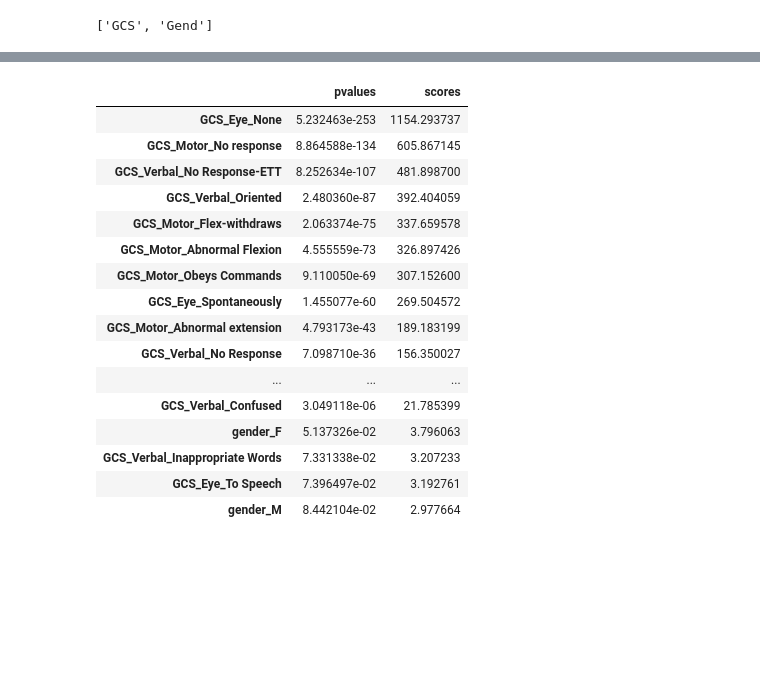
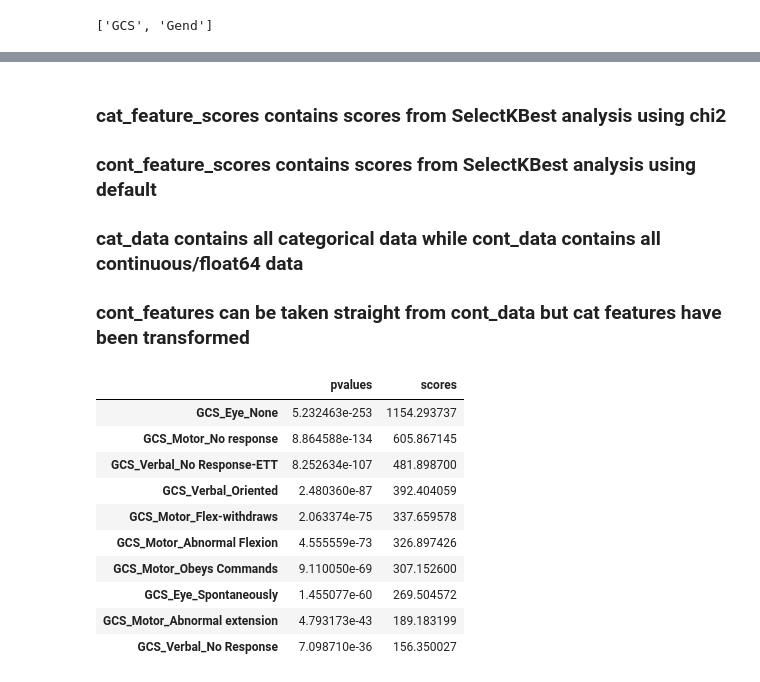
Before and after one commit to RJBeetel3/mimic3_analysis, a Jupyter notebook: ICU_MORTALITY_FIRST24.ipynb, the cells around one changed output, grey strips where cells are left out. Cells and saved outputs as stored; diff of their text form; code cells hidden in the pictures; blank space fills up the shorter version.

```diff
--- a/ICU_MORTALITY_FIRST24.ipynb
+++ b/ICU_MORTALITY_FIRST24.ipynb
@@ -578,20 +750,19 @@ Index([u'GCS_Verbal_Confused', u'gender_F', u'GCS_Verbal_Inappropriate Words',
+# %% [markdown]
+### cat_feature_scores contains scores from SelectKBest analysis using chi2
+### cont_feature_scores contains scores from SelectKBest analysis using default
+### cat_data contains all categorical data while cont_data contains all continuous/float64 data
+### cont_features can be taken straight from cont_data but cat features have been transformed
 # %%
-cat_feature_scores
+cat_feature_scores[:10]
 # %% [output]
 |  | pvalues | scores |
 | GCS_Eye_None | 5.232463e-253 | 1154.293737 |
 | GCS_Motor_No response | 8.864588e-134 | 605.867145 |
 | GCS_Verbal_No Response-ETT | 8.252634e-107 | 481.898700 |
 | GCS_Verbal_Oriented | 2.480360e-87 | 392.404059 |
 | GCS_Motor_Flex-withdraws | 2.063374e-75 | 337.659578 |
 | GCS_Motor_Abnormal Flexion | 4.555559e-73 | 326.897426 |
 | GCS_Motor_Obeys Commands | 9.110050e-69 | 307.152600 |
 | GCS_Eye_Spontaneously | 1.455077e-60 | 269.504572 |
 | GCS_Motor_Abnormal extension | 4.793173e-43 | 189.183199 |
 | GCS_Verbal_No Response | 7.098710e-36 | 156.350027 |
-| ... | ... | ... |
-| GCS_Verbal_Confused | 3.049118e-06 | 21.785399 |
-| gender_F | 5.137326e-02 | 3.796063 |
-| GCS_Verbal_Inappropriate Words | 7.331338e-02 | 3.207233 |
-| GCS_Eye_To Speech | 7.396497e-02 | 3.192761 |
-| gender_M | 8.442104e-02 | 2.977664 |
```
Also changed, not shown: parts of 49 cells of this notebook.
